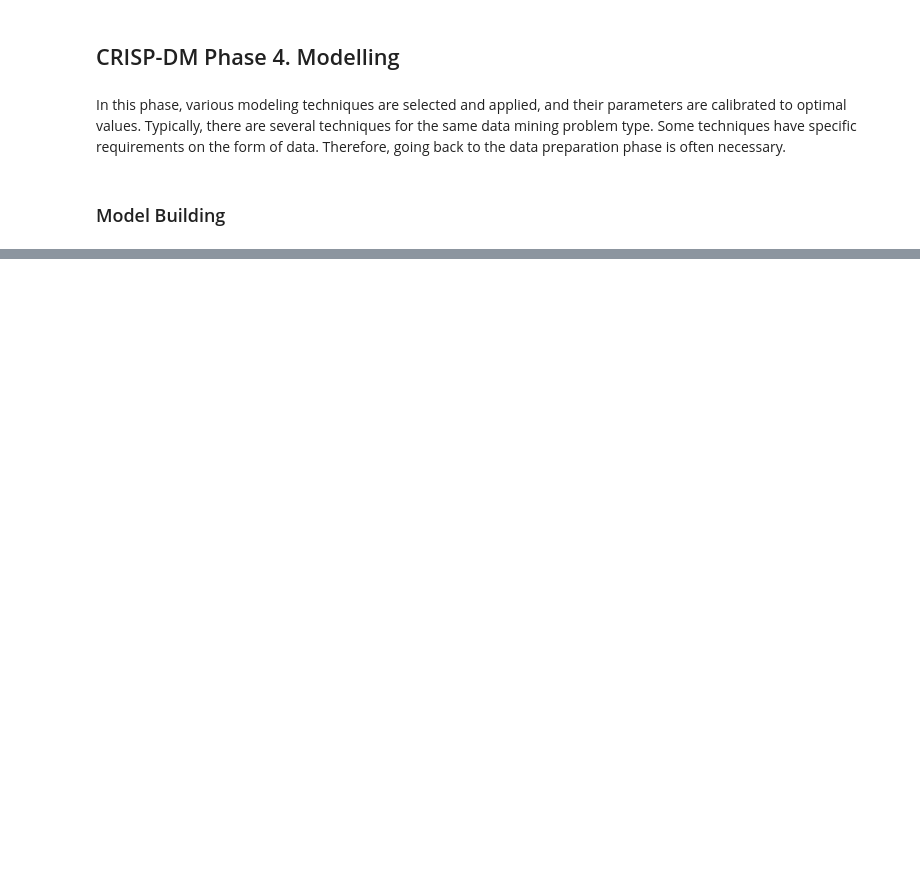
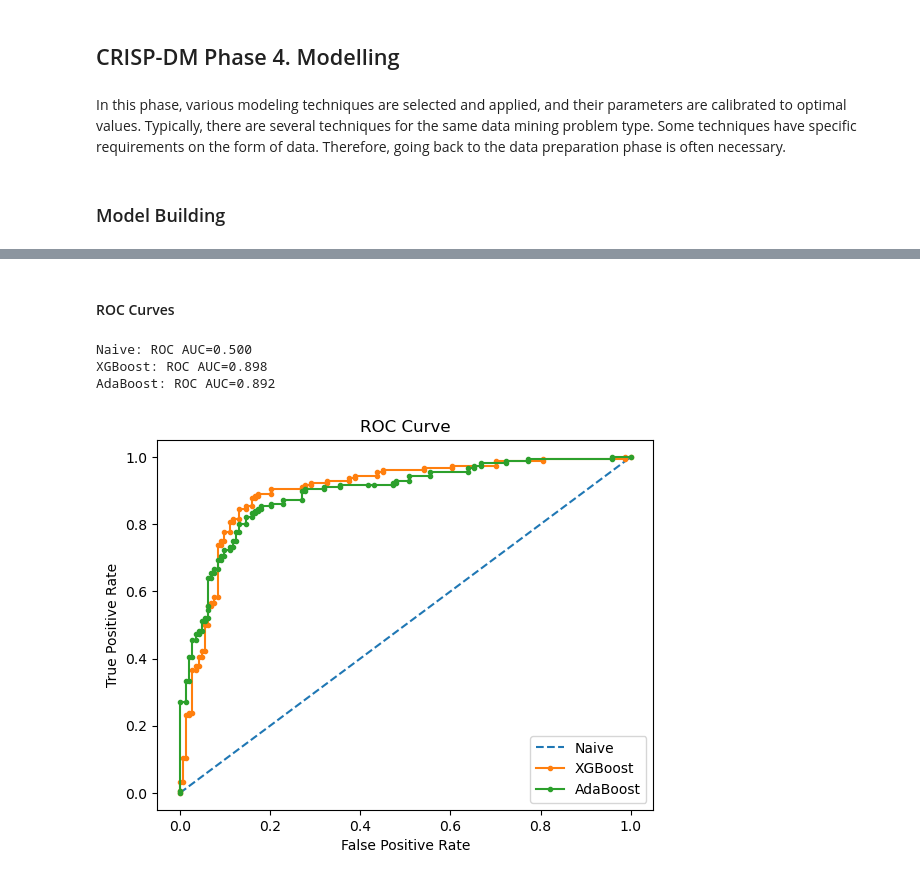
Before and after one commit to AndreCatarino/Financial-Distress-Prediction, a Jupyter notebook: docs/04_modelling.ipynb, the cells around one changed output, grey strips where cells are left out. Saved outputs shown, nothing was run; the diff lists cells and outputs as text; code cells hidden in the pictures; blank space fills up the shorter version.

```diff
--- a/docs/04_modelling.ipynb
+++ b/docs/04_modelling.ipynb
@@ -102,0 +128,58 @@ ROC AUC score:
+# %%
+X_train, X_test , y_train, y_test = train_test_split(X, y, test_size=0.3, shuffle=False)
+# %% [markdown]
+#### ROC Curves
+# %%
+# generate the same AUC and  ROC curve for XGBoost and AdaBoost
+from sklearn.ensemble import AdaBoostClassifier
+from sklearn.datasets import make_classification
+from sklearn.model_selection import train_test_split
+from sklearn.metrics import roc_curve
+from sklearn.metrics import roc_auc_score
+from xgboost import XGBClassifier
+
+
+xgb = XGBClassifier()
+adaboost = AdaBoostClassifier()
+# fit models
+xgb.fit(X_train, y_train)
+adaboost.fit(X_train, y_train)
+# predict probabilities
+lr_probs_xgb = xgb.predict_proba(X_test)
+lr_probs_adaboost = adaboost.predict_proba(X_test)
+# generate a no skill prediction (majority class)
+ns_probs = [0 for _ in range(len(y_test))]
+# keep probabilities for the positive outcome only
+lr_probs_xgb = lr_probs_xgb[:, 1]
+lr_probs_adaboost = lr_probs_adaboost[:, 1]
+# calculate scores
+ns_auc = roc_auc_score(y_test, ns_probs)
+lr_auc_xgb = roc_auc_score(y_test, lr_probs_xgb)
+lr_auc_adaboost = roc_auc_score(y_test, lr_probs_adaboost)
+# summarize scores
+print('Naive: ROC AUC=%.3f' % (ns_auc))
+print('XGBoost: ROC AUC=%.3f' % (lr_auc_xgb))
+print('AdaBoost: ROC AUC=%.3f' % (lr_auc_adaboost))
+# calculate roc curves
+ns_fpr, ns_tpr, _ = roc_curve(y_test, ns_probs)
+lr_fpr_xgb, lr_tpr_xgb, _ = roc_curve(y_test, lr_probs_xgb)
+lr_fpr_adaboost, lr_tpr_adaboost, _ = roc_curve(y_test, lr_probs_adaboost)
+# plot the roc curve for the model
+plt.plot(ns_fpr, ns_tpr, linestyle='--', label='Naive')
+plt.plot(lr_fpr_xgb, lr_tpr_xgb, marker='.', label='XGBoost')
+plt.plot(lr_fpr_adaboost, lr_tpr_adaboost, marker='.', label='AdaBoost')
+# axis labels
+plt.xlabel('False Positive Rate')
+plt.ylabel('True Positive Rate')
+# show the legend
+plt.legend()
+# Title
+plt.title('ROC Curve')
+# show the plot
+plt.savefig('../plots/roc_curve.png')
+plt.show()
+# %% [output]
+Naive: ROC AUC=0.500
+XGBoost: ROC AUC=0.898
+AdaBoost: ROC AUC=0.892
+[figure, added]
```
Also changed, not shown: parts of 15 cells of this notebook, 10 other files.
